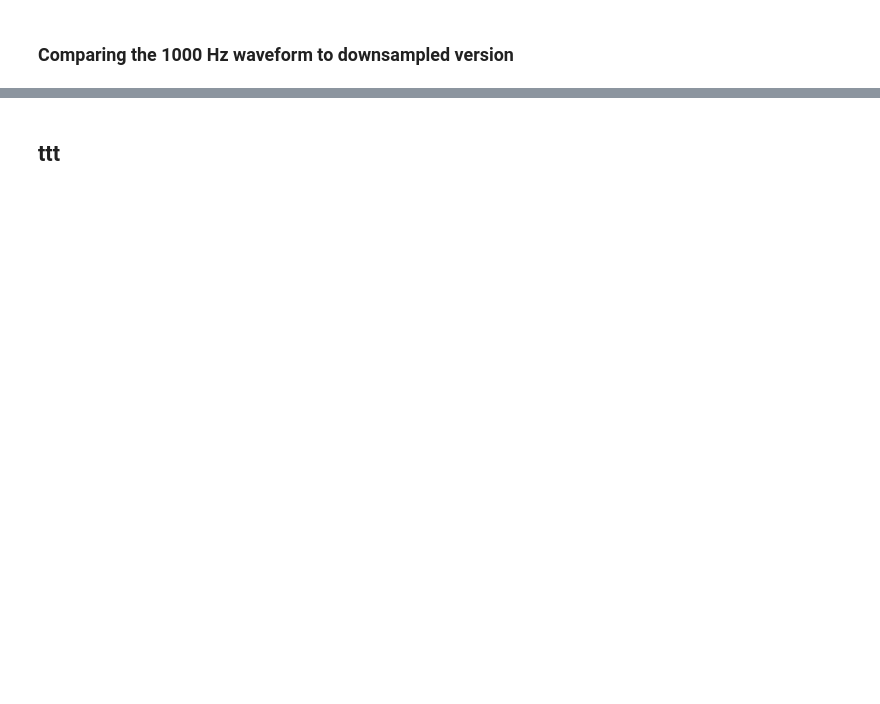
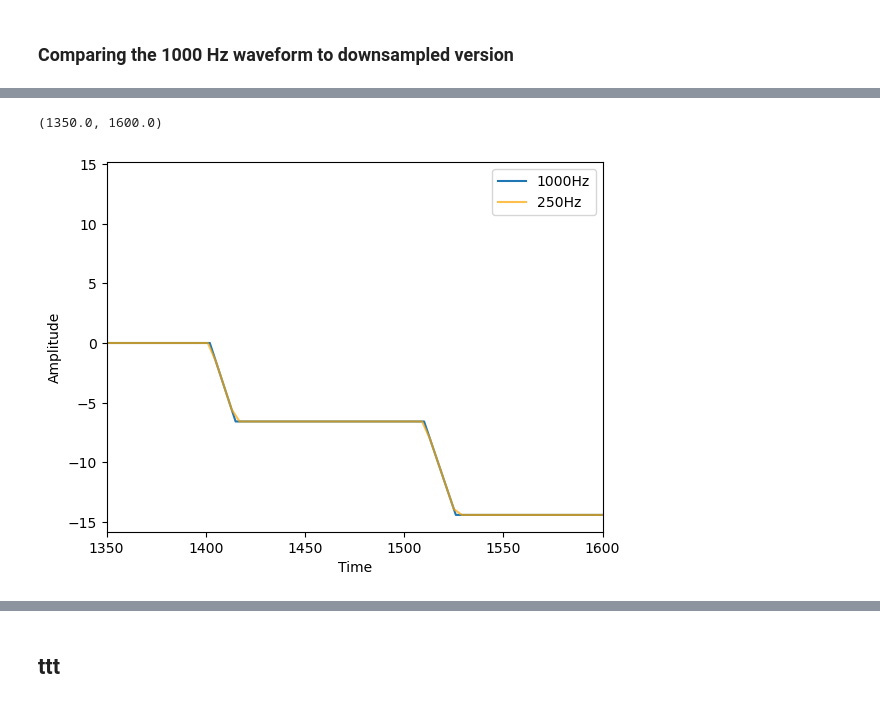
Before and after one commit to rsrini10/PCM, a Jupyter notebook: prelimwaveformcnnmodel.ipynb, the cells around one changed output, grey strips where cells are left out. Saved outputs shown, nothing was run; the diff lists cells and outputs as text; code cells hidden in the pictures; blank space fills up the shorter version.

```diff
--- a/prelimwaveformcnnmodel.ipynb
+++ b/prelimwaveformcnnmodel.ipynb
@@ -1118,9 +861,12 @@ plt.xlim(1350,1600)
 # %%
-plt.plot(timesteps, wave_1000.amplitude_3)
-plt.plot(wave_250.index, wave_250.amplitude_3, c = "orange",alpha = 0.7)
+plt.plot(timesteps, wave_1000.iloc[:,201])
+plt.plot(wave_250.index, wave_250.iloc[:,201], c = "orange",alpha = 0.7)
 plt.xlabel("Time")
 plt.ylabel("Amplitude")
 # plt.legend(["1000Hz","500Hz","250Hz","125Hz"])
 plt.legend(["1000Hz","250Hz"])
 plt.xlim(1350,1600)
+# %% [output]
+(1350.0, 1600.0)
+[figure, added]
 # %%
```
Also changed, not shown: parts of 85 cells of this notebook.
